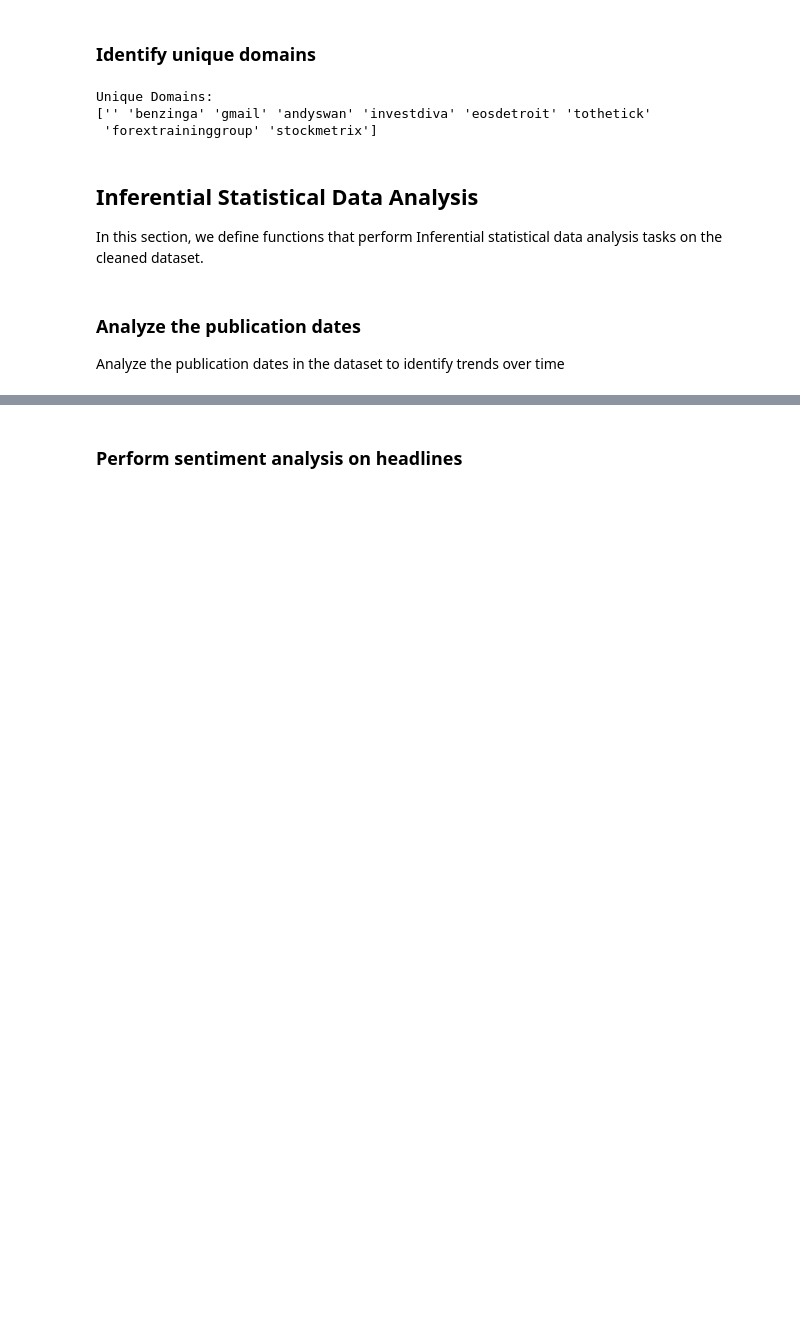
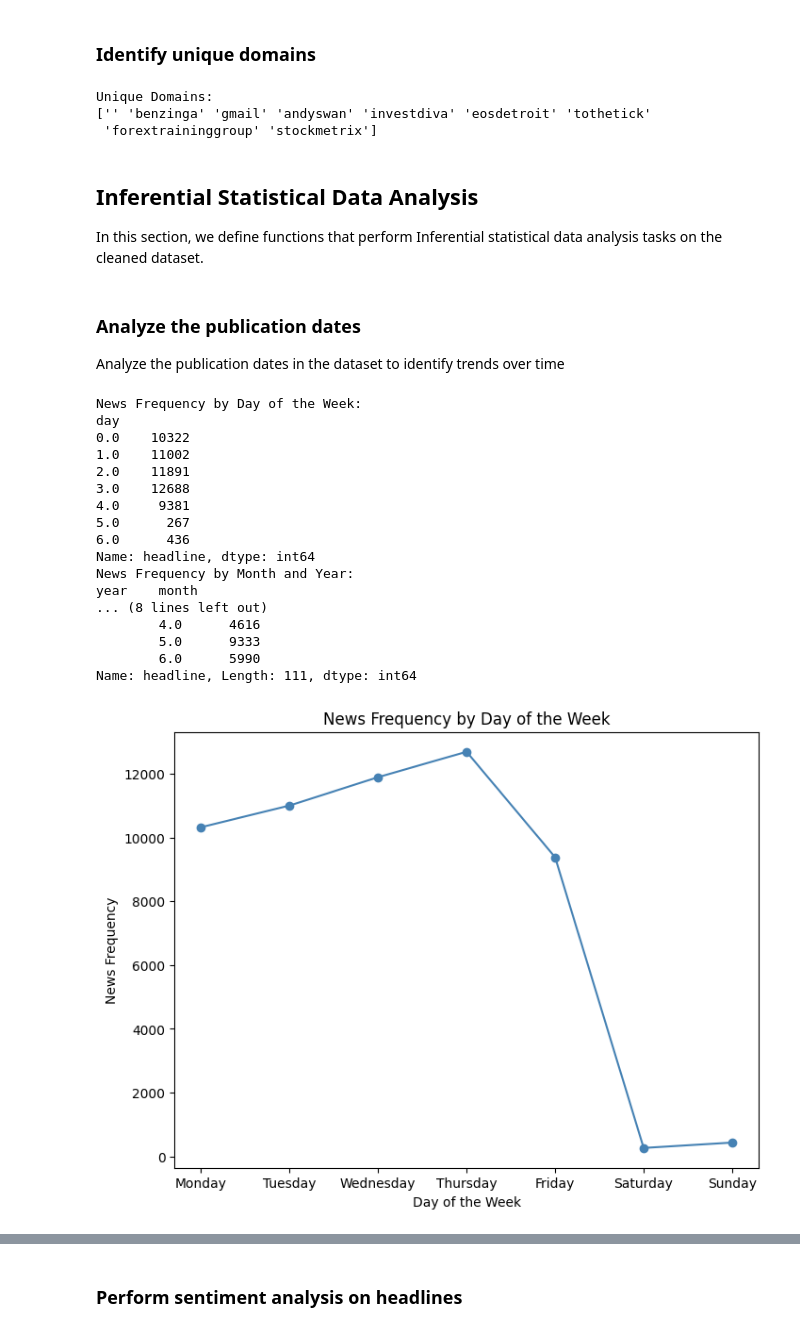
Before and after one commit to Daniel-Andarge/nova-financial-analysis, a Jupyter notebook: notebooks/1.0-initial-data-exploration.ipynb, the cells around one changed output, grey strips where cells are left out. Cells and saved outputs as stored; diff of their text form; code cells hidden in the pictures; blank space fills up the shorter version.

```diff
--- a/notebooks/1.0-initial-data-exploration.ipynb
+++ b/notebooks/1.0-initial-data-exploration.ipynb
@@ -139,0 +146,22 @@ analyze_publication_dates(cleaned_data)
+# %%
+news_frequency, news_frequency_monthly = analyze_publication_dates(cleaned_data)
+visualize_publication_dates(news_frequency, news_frequency_monthly)
+# %% [output]
+News Frequency by Day of the Week:
+day
+0.0    10322
+1.0    11002
+2.0    11891
+3.0    12688
+4.0     9381
+5.0      267
+6.0      436
+Name: headline, dtype: int64
+News Frequency by Month and Year:
+year    month
+... (8 lines left out)
+        4.0      4616
+        5.0      9333
+        6.0      5990
+Name: headline, Length: 111, dtype: int64
+[figure, added]
```
Also changed, not shown: parts of 8 cells of this notebook, 3 other files.
